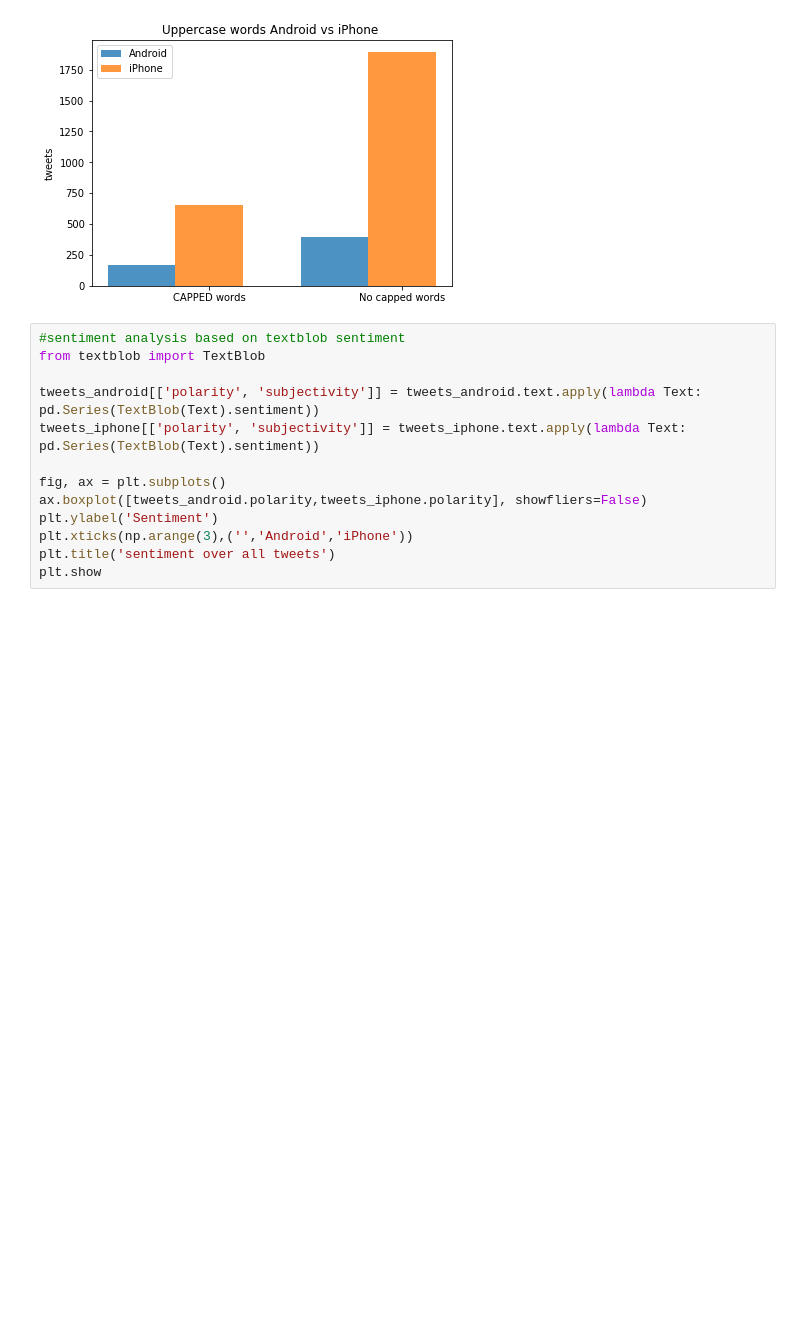
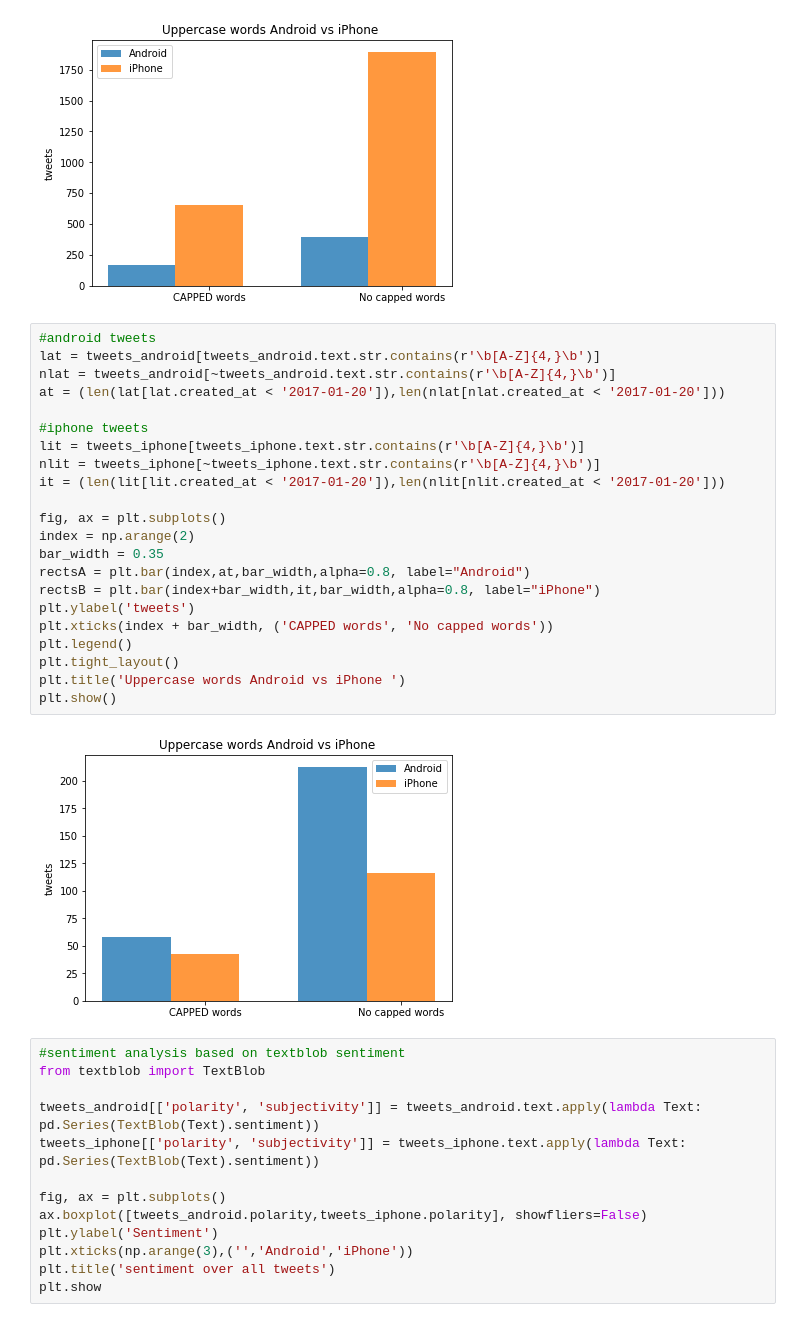
Before and after one commit to acefoxy/Project, a Jupyter notebook: Tweet_trump.ipynb, the cells around one changed output. Saved outputs shown, nothing was run; the diff lists cells and outputs as text; blank space fills up the shorter version.

```diff
--- a/Tweet_trump.ipynb
+++ b/Tweet_trump.ipynb
@@ -142,6 +142,30 @@ plt.title('Uppercase words Android vs iPhone ')
 plt.show()
 # %% [output]
 [figure]
+# %%
+#android tweets
+lat = tweets_android[tweets_android.text.str.contains(r'\b[A-Z]{4,}\b')]
+nlat = tweets_android[~tweets_android.text.str.contains(r'\b[A-Z]{4,}\b')]
+at = (len(lat[lat.created_at < '2017-01-20']),len(nlat[nlat.created_at < '2017-01-20']))
+
+#iphone tweets
+lit = tweets_iphone[tweets_iphone.text.str.contains(r'\b[A-Z]{4,}\b')]
+nlit = tweets_iphone[~tweets_iphone.text.str.contains(r'\b[A-Z]{4,}\b')]
+it = (len(lit[lit.created_at < '2017-01-20']),len(nlit[nlit.created_at < '2017-01-20']))
+
+fig, ax = plt.subplots()
+index = np.arange(2)
+bar_width = 0.35
+rectsA = plt.bar(index,at,bar_width,alpha=0.8, label="Android")
+rectsB = plt.bar(index+bar_width,it,bar_width,alpha=0.8, label="iPhone")
+plt.ylabel('tweets')
+plt.xticks(index + bar_width, ('CAPPED words', 'No capped words'))
+plt.legend()
+plt.tight_layout()
+plt.title('Uppercase words Android vs iPhone ')
+plt.show()
+# %% [output]
+[figure, added]
 # %%
 #sentiment analysis based on textblob sentiment
 from textblob import TextBlob
```
Also changed, not shown: parts of 6 cells of this notebook.
